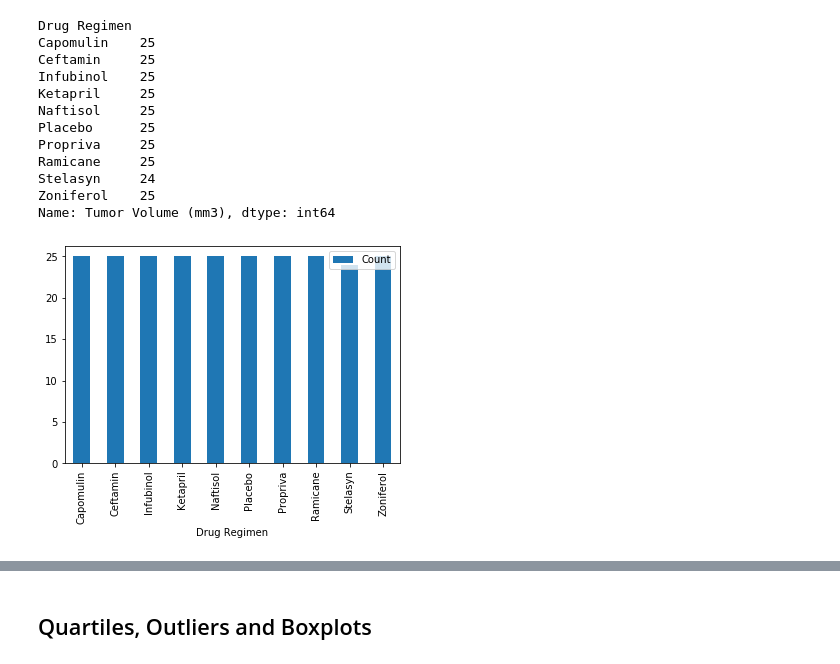
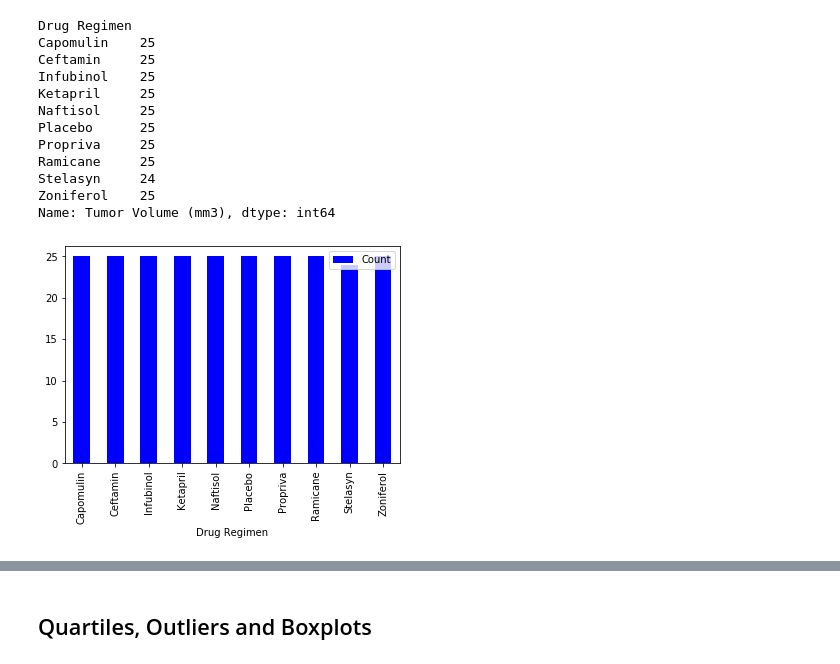
Before and after one commit to mbustillos329/matplotlib-homework, a Jupyter notebook: Pymaceuticals/pymaceuticals_starter.ipynb, the cells around one changed output, grey strips where cells are left out. Saved outputs shown, nothing was run; the diff lists cells and outputs as text; code cells hidden in the pictures.

Commit message:
bar charts completed

```diff
--- a/Pymaceuticals/pymaceuticals_starter.ipynb
+++ b/Pymaceuticals/pymaceuticals_starter.ipynb
@@ -160,8 +160,8 @@ Name: Tumor Volume (mm3), dtype: int64
 # %%
 # Generate a bar plot showing the total number of measurements taken on each drug regimen using pandas.
 drug_reg = pd.DataFrame({'Count': count})
-drug_reg_plot = drug_reg.plot.bar()
+drug_reg_plot = drug_reg.plot.bar(color='blue')
 # %% [output]
-[figure, old version]
+[figure, new version]
 # %%
 # Generate a bar plot showing the total number of measurements taken on each drug regimen using pyplot.
```
Also changed, not shown: parts of 2 cells of this notebook, 2 other files.
